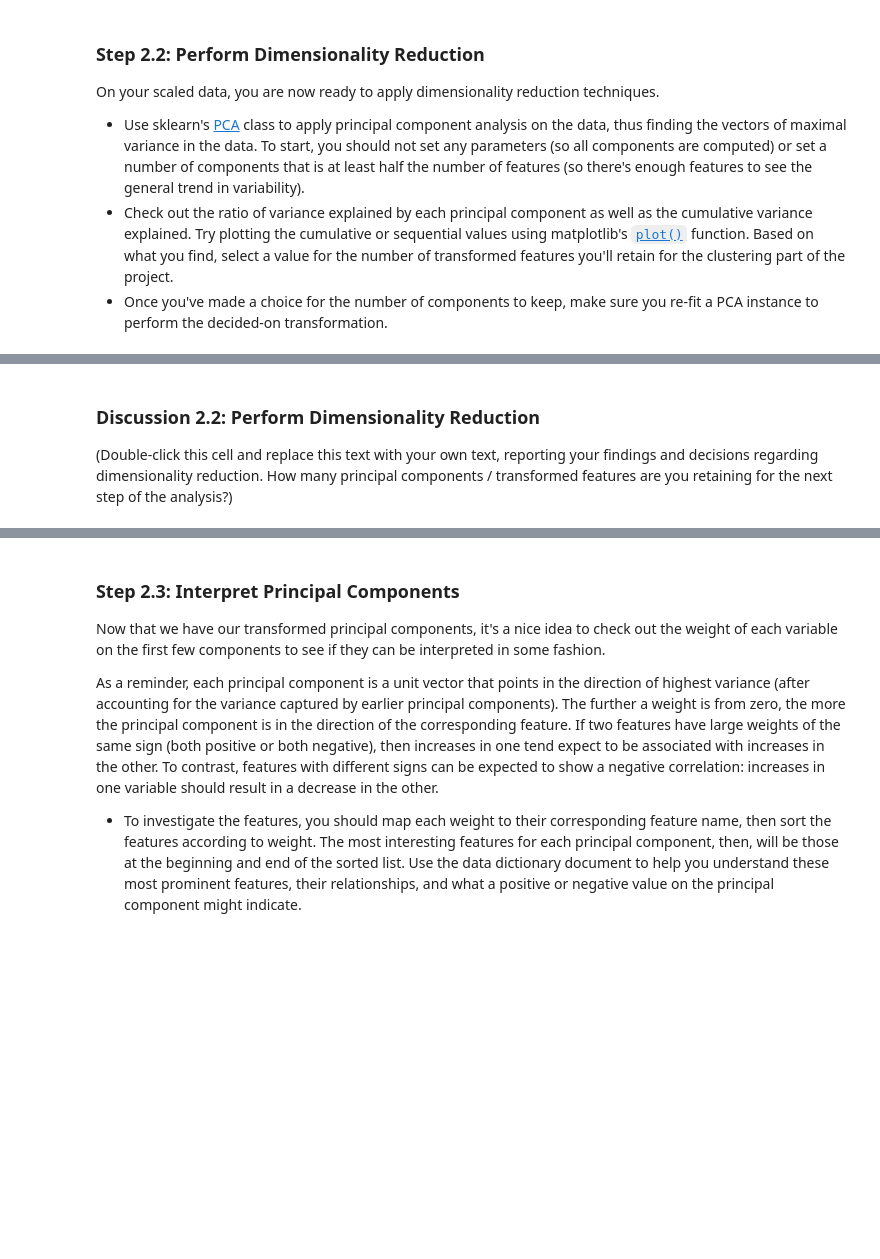
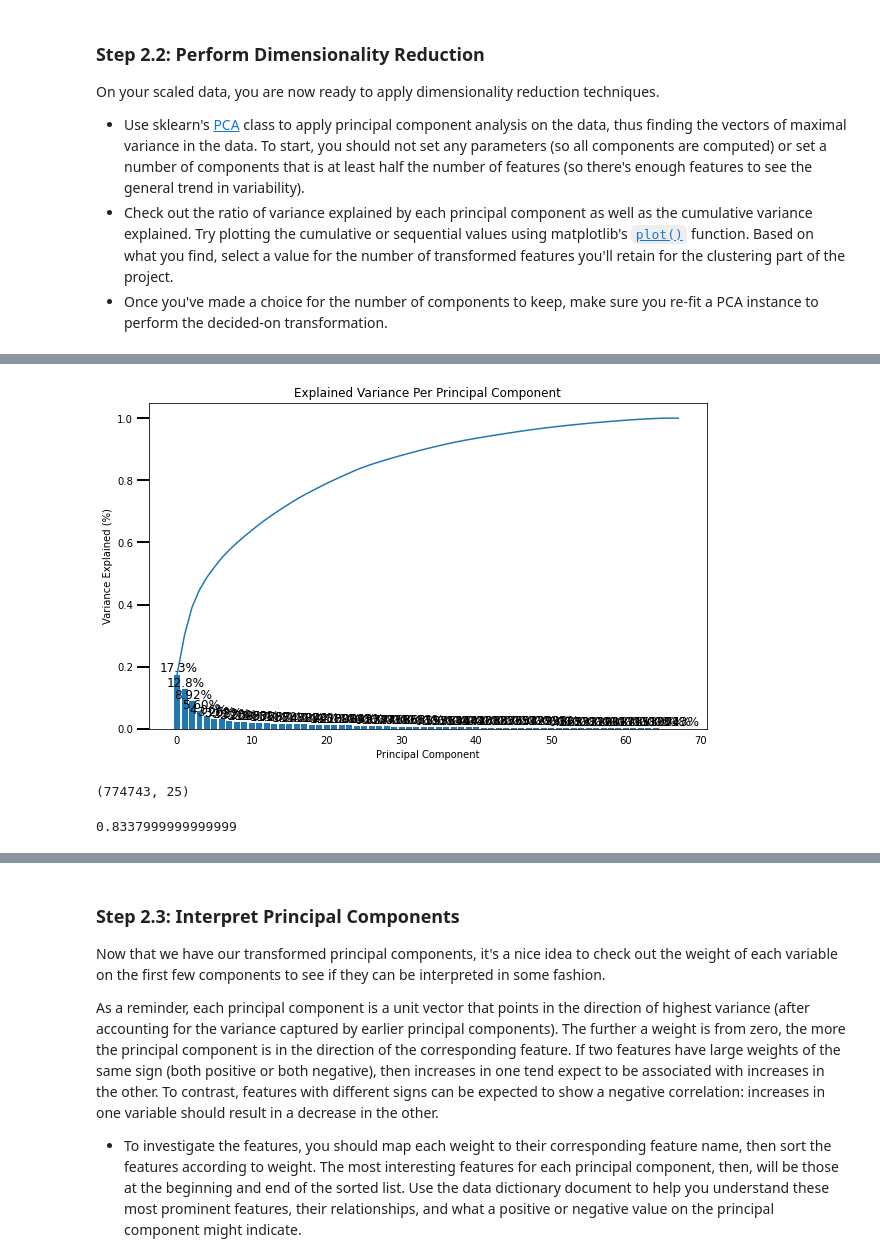
Before and after one commit to jungbuck1/Creating-Customer-Segments, a Jupyter notebook: Identify_Customer_Segments-Copy1.ipynb, the cells around one changed output, grey strips where cells are left out. Drawn from its saved outputs; the diff is of its cells as text; code cells hidden in the pictures; blank space fills up the shorter version.

```diff
--- a/Identify_Customer_Segments-Copy1.ipynb
+++ b/Identify_Customer_Segments-Copy1.ipynb
@@ -584,6 +592,7 @@ Make sure that for any new columns that you have engineered, that you've exclude
 # %%
 # Do whatever you need to in order to ensure that the dataframe only contains
 # the columns that should be passed to the algorithm functions.
+azdias_clean.drop(columns={'PRAEGENDE_JUGENDJAHRE', 'CAMEO_INTL_2015'}, inplace=True)
 # %% [markdown]
 ### Step 1.3: Create a Cleaning Function
 
@@ -622,3 +684,6 @@ Before we apply dimensionality reduction techniques to the data, we need to perf
 # %%
 # If you've not yet cleaned the dataset of all NaN values, then investigate and
 # do that now.
+# imputing all null values to median values
+imputer = SimpleImputer(missing_values=np.NaN, strategy='median')
+az_imputed = imputer.fit_transform(azdias_clean)
@@ -625,5 +700,7 @@ Before we apply dimensionality reduction techniques to the data, we need to perf
 # %%
 # Apply feature scaling to the general population demographics data.
+scaler = StandardScaler()
+az_scaled = scaler.fit_transform(az_imputed)
 # %% [markdown]
 ### Discussion 2.1: Apply Feature Scaling
 
@@ -638,3 +717,5 @@ On your scaled data, you are now ready to apply dimensionality reduction techniq
 - Once you've made a choice for the number of components to keep, make sure you re-fit a PCA instance to perform the decided-on transformation.
 # %%
 # Apply PCA to the data.
+pca = PCA()
+az_pca = pca.fit_transform(az_scaled)
@@ -643,2 +777,6 @@ On your scaled data, you are now ready to apply dimensionality reduction techniq
+# %%
+scree_plot(pca)
+# %% [output]
+[figure, added]
 # %%
 # Re-apply PCA to the data while selecting for number of components to retain.
@@ -645,4 +785,4 @@ On your scaled data, you are now ready to apply dimensionality reduction techniq
-# %% [markdown]
-### Discussion 2.2: Perform Dimensionality Reduction
-
-(Double-click this cell and replace this text with your own text, reporting your findings and decisions regarding dimensionality reduction. How many principal components / transformed features are you retaining for the next step of the analysis?)
+# %%
+az_pca.shape
+# %% [output]
+(774743, 25)
@@ -648,0 +791,4 @@ On your scaled data, you are now ready to apply dimensionality reduction techniq
+# %%
+pca_df['Explained Variance'].sum()
+# %% [output]
+0.8337999999999999
```
Also changed, not shown: parts of 110 cells of this notebook.
